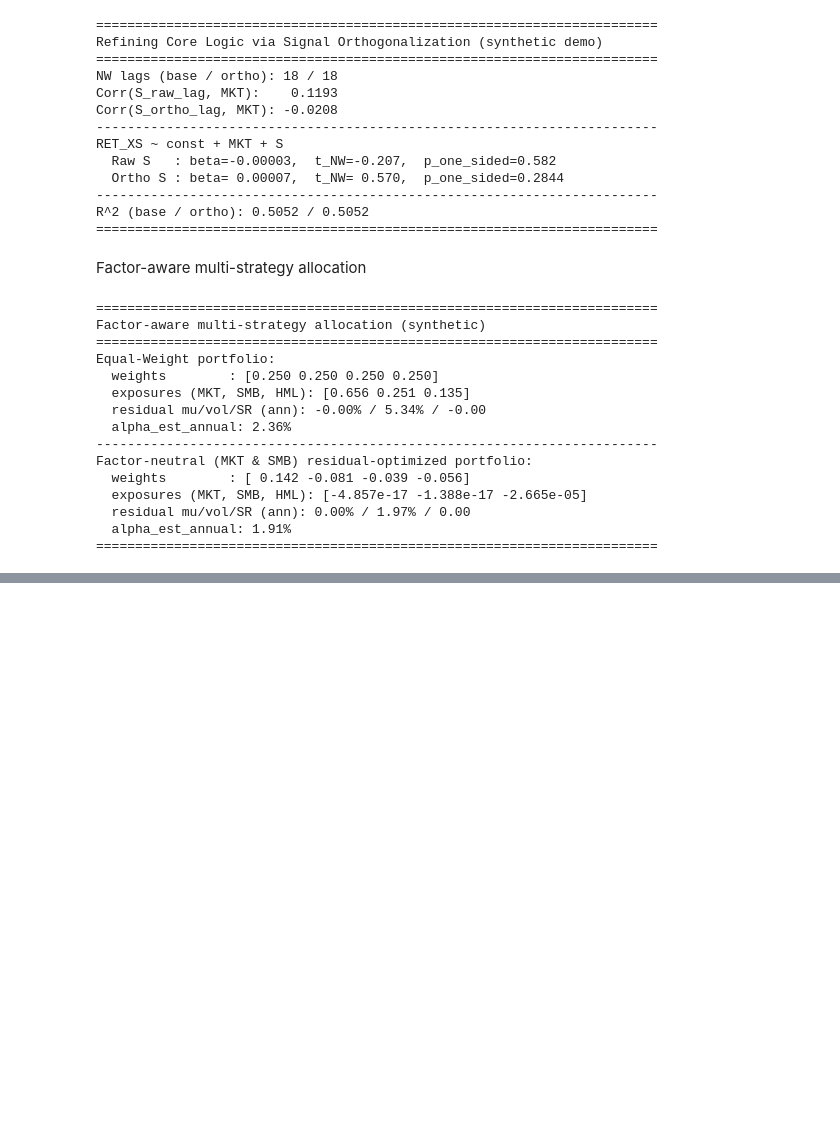
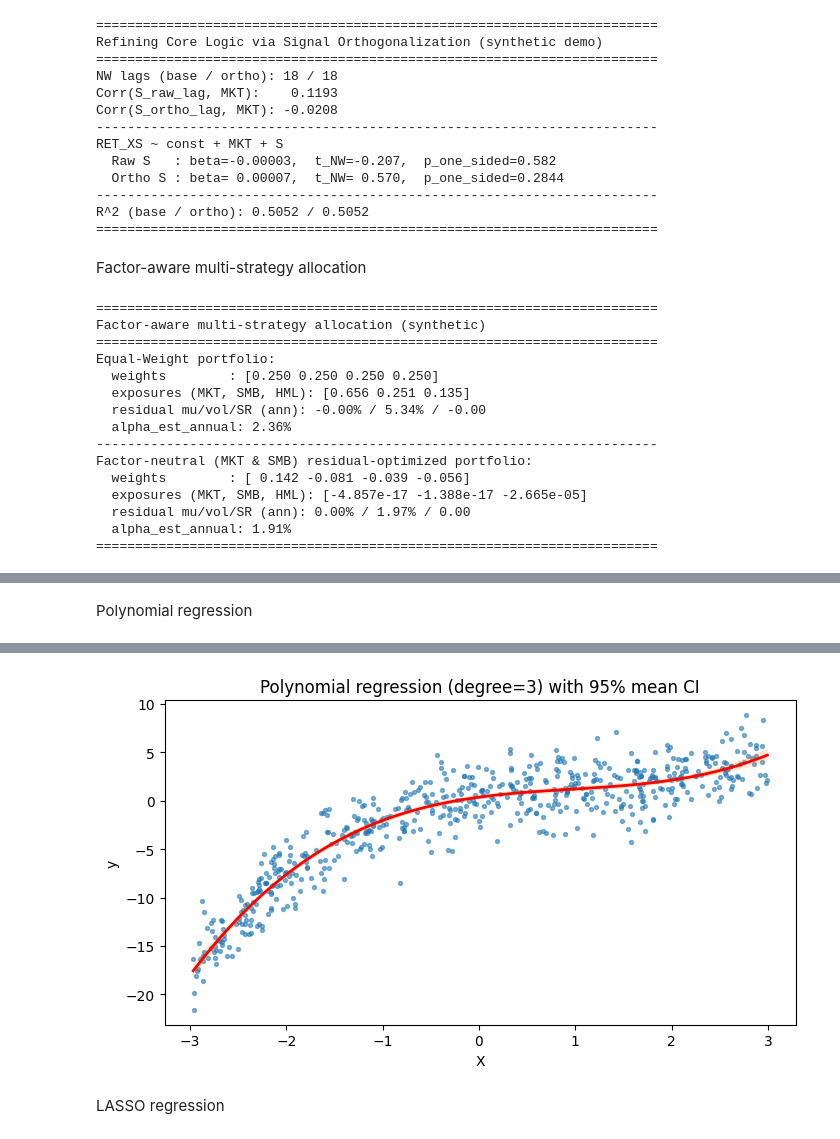
Before and after one commit to quantbeckman/Statistics-for-Algorithmic-Traders, a Jupyter notebook: 6. Alpha an factor decomposition.ipynb, the cells around one changed output, grey strips where cells are left out. Drawn from its saved outputs; the diff is of its cells as text; code cells hidden in the pictures; blank space fills up the shorter version.

```diff
--- a/6. Alpha an factor decomposition.ipynb
+++ b/6. Alpha an factor decomposition.ipynb
@@ -1404,0 +1707,75 @@ Factor-neutral (MKT & SMB) residual-optimized portfolio:
+# %% [markdown]
+Polynomial regression
+# %%
+import numpy as np
+import pandas as pd
+import matplotlib.pyplot as plt
+import statsmodels.api as sm
+from sklearn.preprocessing import StandardScaler, PolynomialFeatures
+from sklearn.model_selection import KFold, cross_val_score
+from sklearn.pipeline import Pipeline
+from sklearn.linear_model import LinearRegression
+
+# Synthetic nonlinear data
+rng = np.random.default_rng(42)
+n = 600
+X = rng.uniform(-3, 3, size=n)           # single predictor
+# True nonlinear relation:  y = 0.5 + 1.2 x - 0.8 x^2 + 0.3 x^3 + noise
+y = 0.5 + 1.2*X - 0.8*X**2 + 0.3*X**3 + rng.normal(0, 2.0, size=n)
+
+# Select polynomial degree by cross-validated RMSE
+degrees = [1, 2, 3, 4, 5]
+kf = KFold(n_splits=5, shuffle=True, random_state=123)
+
+cv_table = []
+for d in degrees:
+    pipe = Pipeline(steps=[
+        ("scaler", StandardScaler()),
+        ("poly", PolynomialFeatures(degree=d, include_bias=False)),
+        ("lin", LinearRegression())
+    ])
+    neg_mse = cross_val_score(pipe, X.reshape(-1, 1), y, cv=kf,
+                              scoring="neg_mean_squared_error")
+    rmse = np.sqrt(-neg_mse)
+    cv_table.append((d, rmse.mean(), rmse.std()))
+
+cv_df = pd.DataFrame(cv_table, columns=["degree", "rmse_mean", "rmse_std"]).sort_values("degree")
+print("CV RMSE by degree:\n", cv_df.to_string(index=False))
+
+best_degree = int(cv_df.loc[cv_df["rmse_mean"].idxmin(), "degree"])
+print(f"\nSelected degree by CV: {best_degree}")
+
+# Refit chosen degree with statsmodels for inference
+# Standardize X before building polynomial terms to improve conditioning
+scaler = StandardScaler().fit(X.reshape(-1, 1))
+X_std = scaler.transform(X.reshape(-1, 1))
+
+poly = PolynomialFeatures(degree=best_degree, include_bias=False)
+Z = poly.fit_transform(X_std)            # polynomial features of standardized X
+Zc = sm.add_constant(Z)                  # add intercept column
+res = sm.OLS(y, Zc).fit(cov_type="HC1")  # heteroskedasticity-robust SEs
+print("\nOLS summary (HC1 robust):")
+print(res.summary())
+
+# Smooth predictions + 95% CI for the mean
+x_grid = np.linspace(X.min(), X.max(), 400).reshape(-1, 1)
+xg_std = scaler.transform(x_grid)
+Zg = poly.transform(xg_std)
+Zgc = sm.add_constant(Zg)
+
+pred = res.get_prediction(Zgc).summary_frame(alpha=0.05)
+yhat = pred["mean"].to_numpy()
+ci_lo = pred["mean_ci_lower"].to_numpy()
+ci_hi = pred["mean_ci_upper"].to_numpy()
+
+# Plot data, fitted curve, and CI band
+plt.figure(figsize=(7.2, 4.2))
+plt.scatter(X, y, s=8, alpha=0.55)
+plt.plot(x_grid.ravel(), yhat, linewidth=2, c='r')
+plt.fill_between(x_grid.ravel(), ci_lo, ci_hi, alpha=0.2)
+plt.xlabel("X")
+plt.ylabel("y")
+plt.title(f"Polynomial regression (degree={best_degree}) with 95% mean CI")
+plt.tight_layout()
+plt.show()
+# %% [output]
@@ -1404,0 +1799,3 @@ Factor-neutral (MKT & SMB) residual-optimized portfolio:
+[figure, added]
+# %% [markdown]
+LASSO regression
```
Also changed, not shown: parts of 27 cells of this notebook.
